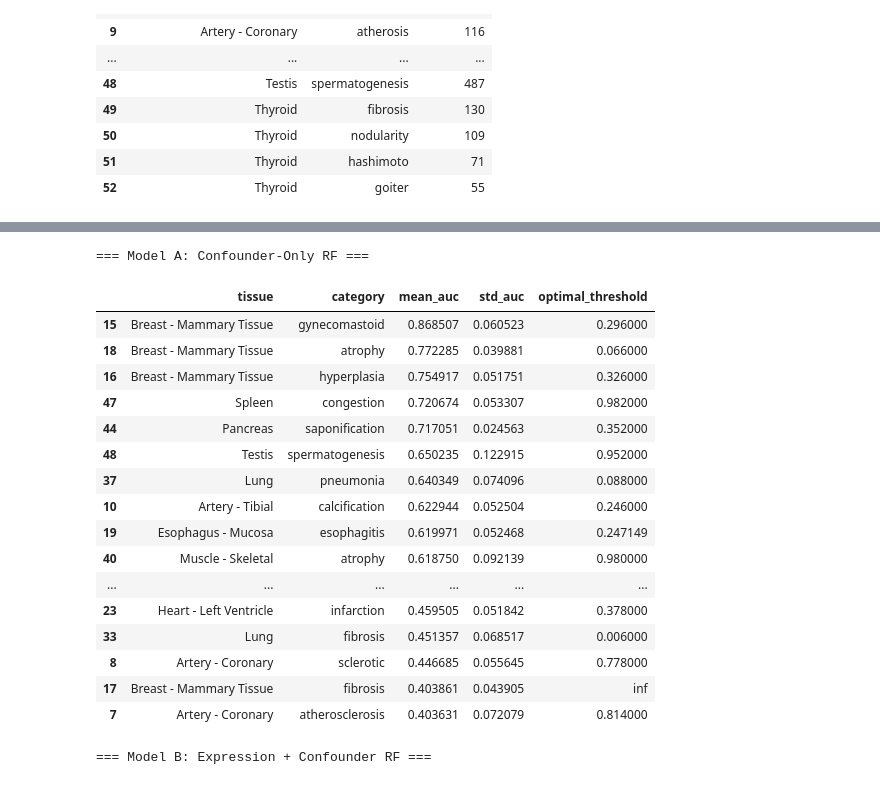
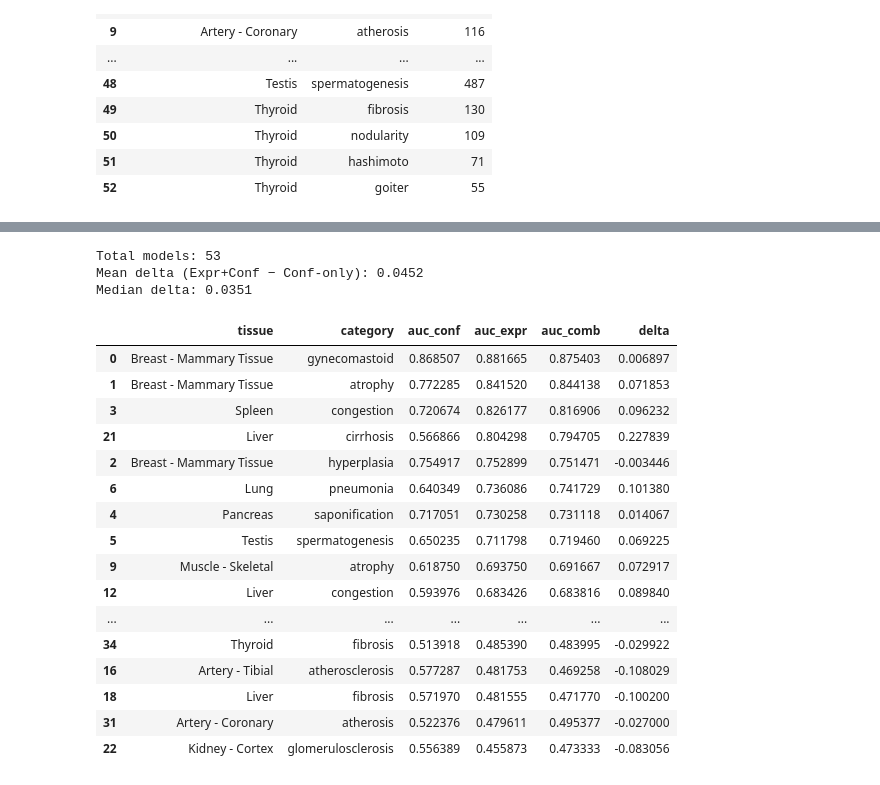
Before and after one commit to Cranjit9/gtex_gene_expression, a Jupyter notebook: notebooks/09_confounder_analysis.ipynb, the cells around one changed output, grey strips where cells are left out. Cells and saved outputs as stored; diff of their text form; code cells hidden in the pictures.

Commit message:
Removed some plots from notebook 9, added dumbbell plot for Delta change

```diff
--- a/notebooks/09_confounder_analysis.ipynb
+++ b/notebooks/09_confounder_analysis.ipynb
@@ -122,30 +131,57 @@ Completed 53 expression+confounder models
 # %%
-# Save summaries
+# Save model summaries
 conf_summary.to_csv(Config.TABLES_DIR / "cv_results_confounder_only.csv", index=False)
 comb_summary.to_csv(Config.TABLES_DIR / "cv_results_expr_plus_confounder.csv", index=False)
 
-print("=== Model A: Confounder-Only RF ===")
-display(conf_summary)
-print()
-print("=== Model B: Expression + Confounder RF ===")
-display(comb_summary)
+# Load expression-only RF results (baseline from notebook 07)
+expr_only_path = Config.TABLES_DIR / "cv_results_all_tissue_rf.csv"
+if not expr_only_path.exists():
+    raise FileNotFoundError("Run notebook 07 first to generate expression-only RF results.")
+expr_summary = pd.read_csv(expr_only_path)
+
+# Three-way merge
+three_way = (
+    conf_summary[["tissue", "category", "mean_auc"]]
+    .rename(columns={"mean_auc": "auc_conf"})
+    .merge(
+        expr_summary[["tissue", "category", "mean_auc"]]
+        .rename(columns={"mean_auc": "auc_expr"}),
+        on=["tissue", "category"], how="inner",
+    )
+    .merge(
+        comb_summary[["tissue", "category", "mean_auc"]]
+        .rename(columns={"mean_auc": "auc_comb"}),
+        on=["tissue", "category"], how="inner",
+    )
+)
+
+# Delta: how much does expression add beyond confounders alone?
+three_way["delta"] = three_way["auc_comb"] - three_way["auc_conf"]
+three_way = three_way.sort_values("auc_expr", ascending=False)
+three_way.to_csv(Config.TABLES_DIR / "cv_three_way_comparison.csv", index=False)
+
+print(f"Total models: {len(three_way)}")
+print(f"Mean delta (Expr+Conf − Conf-only): {three_way['delta'].mean():.4f}")
+print(f"Median delta: {three_way['delta'].median():.4f}")
+display(three_way)
 # %% [output]
-=== Model A: Confounder-Only RF ===
+Total models: 53
+Mean delta (Expr+Conf − Conf-only): 0.0452
+Median delta: 0.0351
-|  | tissue | category | mean_auc | std_auc | optimal_threshold |
-| 15 | Breast - Mammary Tissue | gynecomastoid | 0.868507 | 0.060523 | 0.296000 |
-| 18 | Breast - Mammary Tissue | atrophy | 0.772285 | 0.039881 | 0.066000 |
-| 16 | Breast - Mammary Tissue | hyperplasia | 0.754917 | 0.051751 | 0.326000 |
-| 47 | Spleen | congestion | 0.720674 | 0.053307 | 0.982000 |
-| 44 | Pancreas | saponification | 0.717051 | 0.024563 | 0.352000 |
-| 48 | Testis | spermatogenesis | 0.650235 | 0.122915 | 0.952000 |
-| 37 | Lung | pneumonia | 0.640349 | 0.074096 | 0.088000 |
-| 10 | Artery - Tibial | calcification | 0.622944 | 0.052504 | 0.246000 |
-| 19 | Esophagus - Mucosa | esophagitis | 0.619971 | 0.052468 | 0.247149 |
-| 40 | Muscle - Skeletal | atrophy | 0.618750 | 0.092139 | 0.980000 |
-| ... | ... | ... | ... | ... | ... |
-| 23 | Heart - Left Ventricle | infarction | 0.459505 | 0.051842 | 0.378000 |
-| 33 | Lung | fibrosis | 0.451357 | 0.068517 | 0.006000 |
-| 8 | Artery - Coronary | sclerotic | 0.446685 | 0.055645 | 0.778000 |
-| 17 | Breast - Mammary Tissue | fibrosis | 0.403861 | 0.043905 | inf |
-| 7 | Artery - Coronary | atherosclerosis | 0.403631 | 0.072079 | 0.814000 |
+|  | tissue | category | auc_conf | auc_expr | auc_comb | delta |
+| 0 | Breast - Mammary Tissue | gynecomastoid | 0.868507 | 0.881665 | 0.875403 | 0.006897 |
+| 1 | Breast - Mammary Tissue | atrophy | 0.772285 | 0.841520 | 0.844138 | 0.071853 |
+| 3 | Spleen | congestion | 0.720674 | 0.826177 | 0.816906 | 0.096232 |
+| 21 | Liver | cirrhosis | 0.566866 | 0.804298 | 0.794705 | 0.227839 |
+| 2 | Breast - Mammary Tissue | hyperplasia | 0.754917 | 0.752899 | 0.751471 | -0.003446 |
+| 6 | Lung | pneumonia | 0.640349 | 0.736086 | 0.741729 | 0.101380 |
+| 4 | Pancreas | saponification | 0.717051 | 0.730258 | 0.731118 | 0.014067 |
+| 5 | Testis | spermatogenesis | 0.650235 | 0.711798 | 0.719460 | 0.069225 |
+| 9 | Muscle - Skeletal | atrophy | 0.618750 | 0.693750 | 0.691667 | 0.072917 |
+| 12 | Liver | congestion | 0.593976 | 0.683426 | 0.683816 | 0.089840 |
+| ... | ... | ... | ... | ... | ... | ... |
+| 34 | Thyroid | fibrosis | 0.513918 | 0.485390 | 0.483995 | -0.029922 |
+| 16 | Artery - Tibial | atherosclerosis | 0.577287 | 0.481753 | 0.469258 | -0.108029 |
+| 18 | Liver | fibrosis | 0.571970 | 0.481555 | 0.471770 | -0.100200 |
+| 31 | Artery - Coronary | atherosis | 0.522376 | 0.479611 | 0.495377 | -0.027000 |
+| 22 | Kidney - Cortex | glomerulosclerosis | 0.556389 | 0.455873 | 0.473333 | -0.083056 |
-=== Model B: Expression + Confounder RF ===
```
Also changed, not shown: parts of 11 cells of this notebook.
